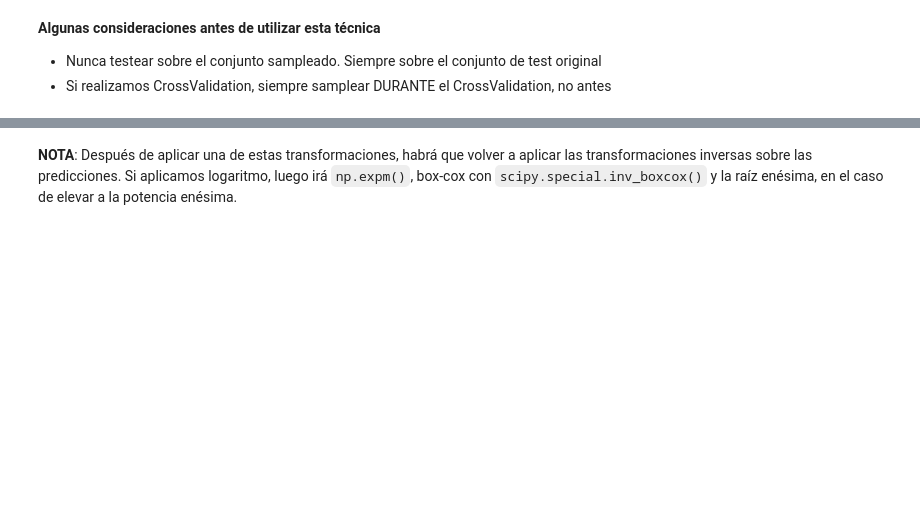
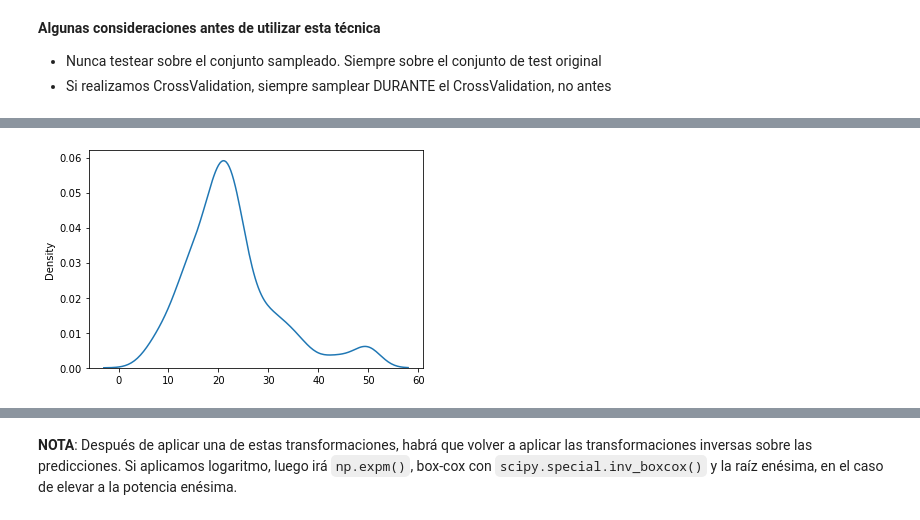
Before and after one commit to albertoromv/thebridge_ft_abr21, a Jupyter notebook: 3-Machine Learning/2-Supervisado/9 ML Guide/ML Guide_Clase.ipynb, the cells around one changed output, grey strips where cells are left out. Cells and saved outputs as stored; diff of their text form; code cells hidden in the pictures; blank space fills up the shorter version.

```diff
--- a/3-Machine Learning/2-Supervisado/9 ML Guide/ML Guide_Clase.ipynb
+++ b/3-Machine Learning/2-Supervisado/9 ML Guide/ML Guide_Clase.ipynb
@@ -322,0 +351,7 @@ Esta gráfica compara la variable en sí con respecto a una función de distribu
+# %%
+from sklearn.datasets import load_boston
+
+boston_target = load_boston()["target"]
+sns.kdeplot(boston_target);
+# %% [output]
+[figure, added]
```
Also changed, not shown: parts of 39 cells of this notebook.
